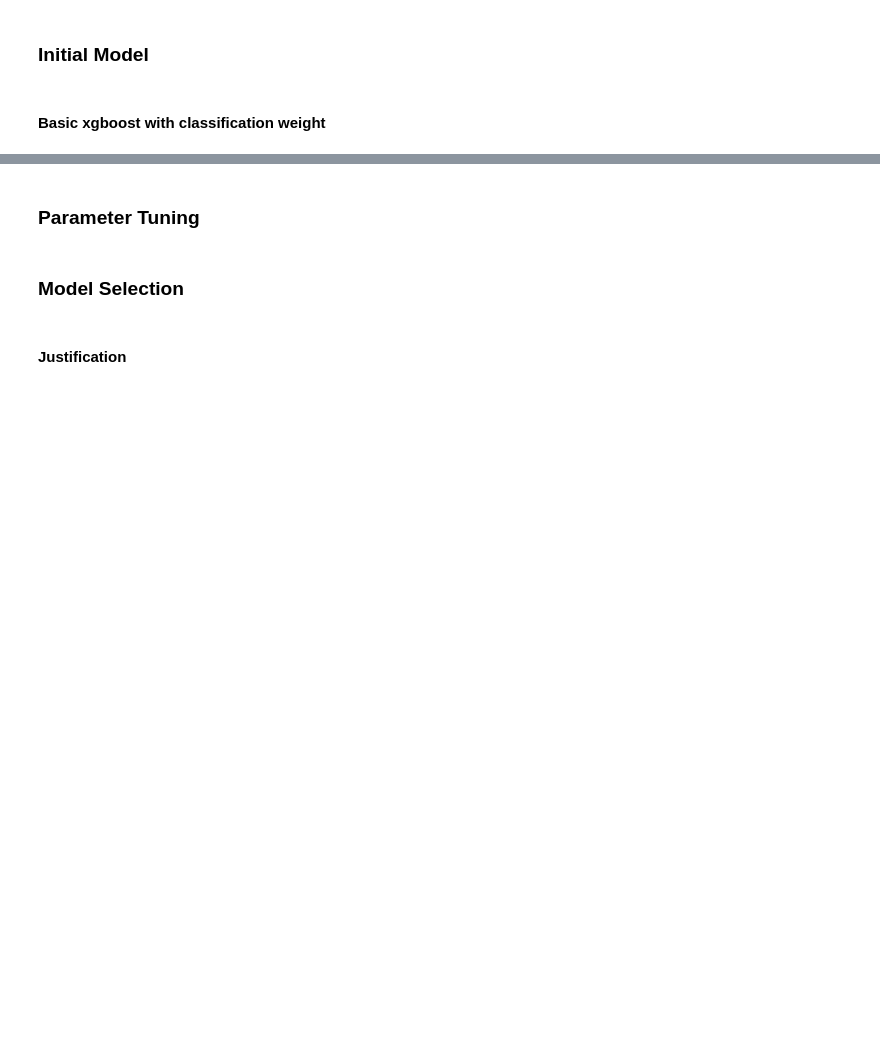
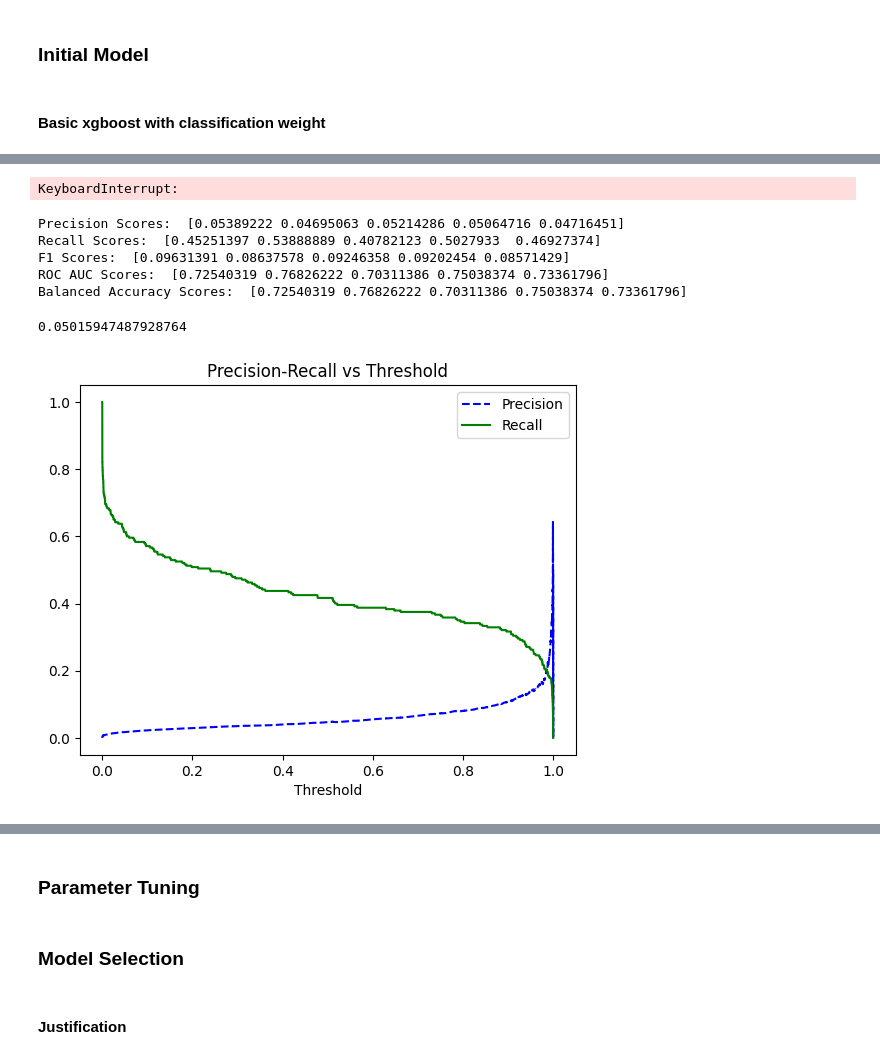
Before and after one commit to dpatel77/ProjectToto, a Jupyter notebook: ML_Model/ml_projectTOTO.ipynb, the cells around one changed output, grey strips where cells are left out. Drawn from its saved outputs; the diff is of its cells as text; code cells hidden in the pictures; blank space fills up the shorter version.

```diff
--- a/ML_Model/ml_projectTOTO.ipynb
+++ b/ML_Model/ml_projectTOTO.ipynb
@@ -447,0 +583,78 @@ Confusion Matrix:
+# %%
+#ensemble model with catboost, xgboost, cross validated
+from sklearn.ensemble import VotingClassifier
+from sklearn.model_selection import cross_val_score
+
+# Initialize the XGBoost model with L1 regularization
+model1 = XGBClassifier(scale_pos_weight=weight, reg_alpha=1, n_jobs=-1)
+
+# Initialize the CatBoost model
+model2 = CatBoostClassifier(scale_pos_weight=weight, verbose=0)
+
+# Initialize the VotingClassifier
+ensemble_model = VotingClassifier(estimators=[('xgb', model1), ('catboost', model2)], voting='soft')
+
+# Perform cross-validation
+#cv_scores = cross_val_score(ensemble_model, X_train, y_train, cv=5, scoring='accuracy')
+
+from sklearn.metrics import make_scorer, precision_score, recall_score, f1_score, roc_auc_score, balanced_accuracy_score, matthews_corrcoef
+
+# Define custom scoring metrics
+precision_scorer = make_scorer(precision_score)
+recall_scorer = make_scorer(recall_score)
+f1_scorer = make_scorer(f1_score)
+roc_auc_scorer = make_scorer(roc_auc_score)
+balanced_accuracy_scorer = make_scorer(balanced_accuracy_score)
+mcc_scorer = make_scorer(matthews_corrcoef)
+
+# Perform cross-validation with different scoring metrics
+precision_scores = cross_val_score(ensemble_model, X_train, y_train, cv=5, scoring=precision_scorer)
+recall_scores = cross_val_score(ensemble_model, X_train, y_train, cv=5, scoring=recall_scorer)
+f1_scores = cross_val_score(ensemble_model, X_train, y_train, cv=5, scoring=f1_scorer)
+roc_auc_scores = cross_val_score(ensemble_model, X_train, y_train, cv=5, scoring=roc_auc_scorer)
+balanced_accuracy_scores = cross_val_score(ensemble_model, X_train, y_train, cv=5, scoring=balanced_accuracy_scorer)
+mcc_scores = cross_val_score(ensemble_model, X_train, y_train, cv=5, scoring=mcc_scorer)
+
+# Print the scores
+print("Precision Scores: ", precision_scores)
+print("Recall Scores: ", recall_scores)
+print("F1 Scores: ", f1_scores)
+print("ROC AUC Scores: ", roc_auc_scores)
+print("Balanced Accuracy Scores: ", balanced_accuracy_scores)
+print("MCC Scores: ", mcc_scores)
+# %% [output]
+KeyboardInterrupt:
+# %%
+print("Precision Scores: ", precision_scores)
+print("Recall Scores: ", recall_scores)
+print("F1 Scores: ", f1_scores)
+print("ROC AUC Scores: ", roc_auc_scores)
+print("Balanced Accuracy Scores: ", balanced_accuracy_scores)
+# %% [output]
+Precision Scores:  [0.05389222 0.04695063 0.05214286 0.05064716 0.04716451]
+Recall Scores:  [0.45251397 0.53888889 0.40782123 0.5027933  0.46927374]
+F1 Scores:  [0.09631391 0.08637578 0.09246358 0.09202454 0.08571429]
+ROC AUC Scores:  [0.72540319 0.76826222 0.70311386 0.75038374 0.73361796]
+Balanced Accuracy Scores:  [0.72540319 0.76826222 0.70311386 0.75038374 0.73361796]
+# %%
+precision_scores.mean()
+# %% [output]
+0.05015947487928764
+# %%
+from sklearn.metrics import precision_recall_curve
+y_prob = model.predict_proba(X_test)[:, 1]
+
+# Get precision-recall pairs for different thresholds
+precision, recall, thresholds = precision_recall_curve(y_test, y_prob)
+
+# Plot precision-recall curve
+import matplotlib.pyplot as plt
+
+plt.plot(thresholds, precision[:-1], 'b--', label='Precision')
+plt.plot(thresholds, recall[:-1], 'g-', label='Recall')
+plt.xlabel('Threshold')
+plt.legend(loc='best')
+plt.title('Precision-Recall vs Threshold')
+plt.show()
+# %% [output]
+[figure, added]
```
Also changed, not shown: parts of 49 cells of this notebook, 13 other files.
